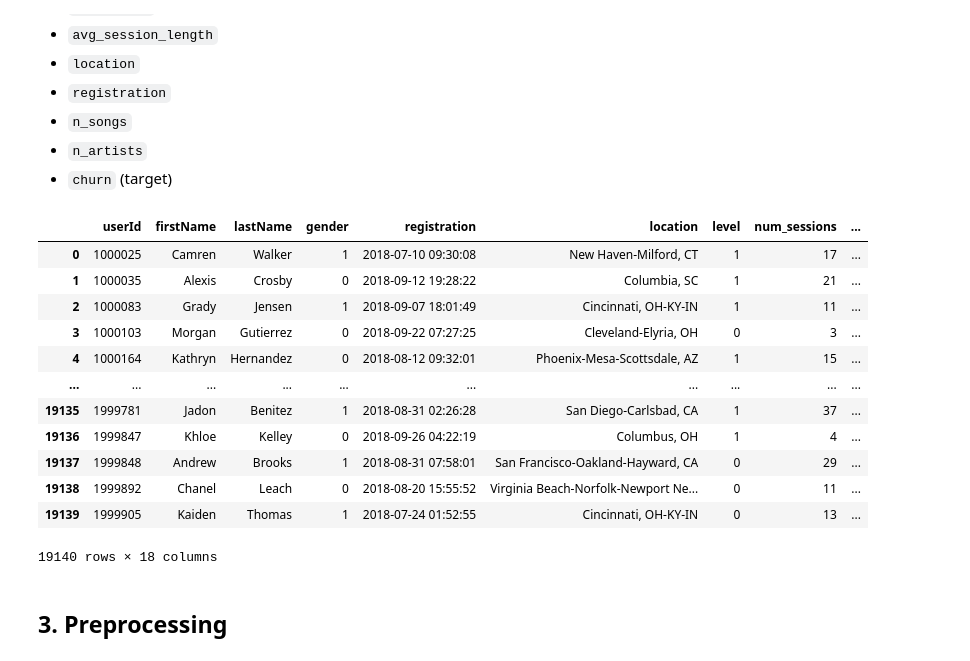
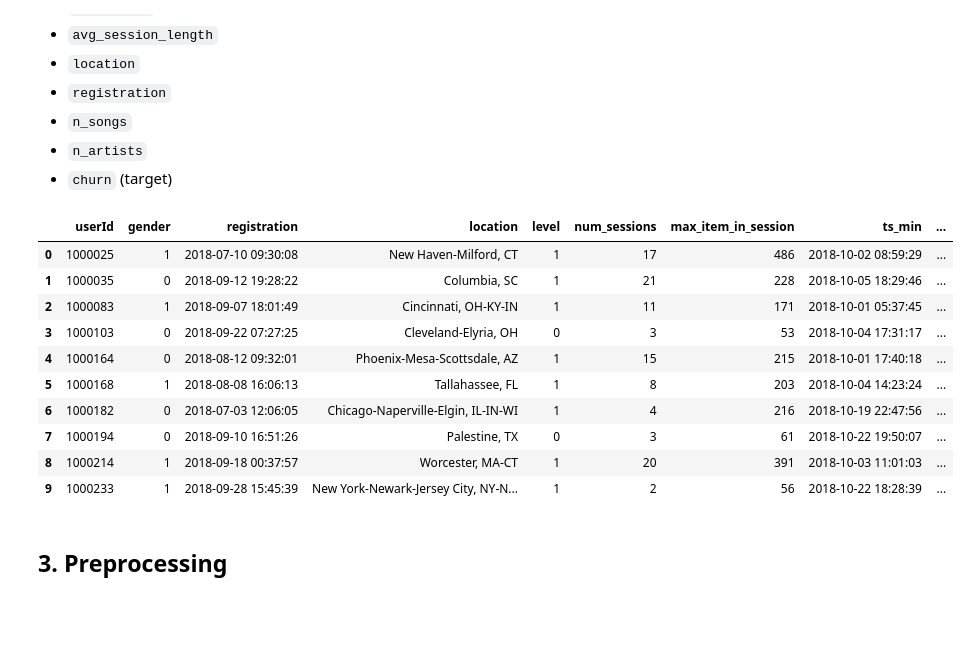
Before and after one commit to AndreeaPatarlageanu/DataScienceProject, a Jupyter notebook: EDA & Preprocessing.ipynb, the cells around one changed output. Saved outputs shown, nothing was run; the diff lists cells and outputs as text; code cells hidden in the pictures; blank space fills up the shorter version.

```diff
--- a/EDA & Preprocessing.ipynb
+++ b/EDA & Preprocessing.ipynb
@@ -414,8 +414,6 @@ df['session_length'] = df.groupby(['userId', 'sessionId'])['ts'].transform(lambd
 df['song_played'] = df['page'] == 'NextSong'
 
 user_df = df.groupby('userId').agg({
-    'firstName': 'first',
-    'lastName': 'first',
     'gender': 'first',
     'registration': 'first',
     'location': 'last',
@@ -430,27 +428,25 @@ user_df = df.groupby('userId').agg({
     'churned': 'max'
 }).reset_index()
 
-user_df.columns = ['userId', 'firstName', 'lastName', 'gender', 'registration', 'location', 'level',
+user_df.columns = ['userId', 'gender', 'registration', 'location', 'level',
                    'num_sessions', 'max_item_in_session', 'ts_min', 'ts_max', 'avg_session_length',
                    'num_songs_played', 'unique_artists', 'total_length', 'churned']
 
 user_df['days_active'] = (user_df['ts_max'] - user_df['ts_min']).dt.days
 user_df['membership_length'] = (user_df['ts_max'] - user_df['registration']).dt.days
 # %%
-user_df
+user_df.head(10)
 # %% [output]
-|  | userId | firstName | lastName | gender | registration | location | level | num_sessions | ... |
-| 0 | 1000025 | Camren | Walker | 1 | 2018-07-10 09:30:08 | New Haven-Milford, CT | 1 | 17 | ... |
-| 1 | 1000035 | Alexis | Crosby | 0 | 2018-09-12 19:28:22 | Columbia, SC | 1 | 21 | ... |
-| 2 | 1000083 | Grady | Jensen | 1 | 2018-09-07 18:01:49 | Cincinnati, OH-KY-IN | 1 | 11 | ... |
-| 3 | 1000103 | Morgan | Gutierrez | 0 | 2018-09-22 07:27:25 | Cleveland-Elyria, OH | 0 | 3 | ... |
-| 4 | 1000164 | Kathryn | Hernandez | 0 | 2018-08-12 09:32:01 | Phoenix-Mesa-Scottsdale, AZ | 1 | 15 | ... |
-| ... | ... | ... | ... | ... | ... | ... | ... | ... | ... |
-| 19135 | 1999781 | Jadon | Benitez | 1 | 2018-08-31 02:26:28 | San Diego-Carlsbad, CA | 1 | 37 | ... |
-| 19136 | 1999847 | Khloe | Kelley | 0 | 2018-09-26 04:22:19 | Columbus, OH | 1 | 4 | ... |
-| 19137 | 1999848 | Andrew | Brooks | 1 | 2018-08-31 07:58:01 | San Francisco-Oakland-Hayward, CA | 0 | 29 | ... |
-| 19138 | 1999892 | Chanel | Leach | 0 | 2018-08-20 15:55:52 | Virginia Beach-Norfolk-Newport Ne... | 0 | 11 | ... |
-| 19139 | 1999905 | Kaiden | Thomas | 1 | 2018-07-24 01:52:55 | Cincinnati, OH-KY-IN | 0 | 13 | ... |
+|  | userId | gender | registration | location | level | num_sessions | max_item_in_session | ts_min | ... |
+| 0 | 1000025 | 1 | 2018-07-10 09:30:08 | New Haven-Milford, CT | 1 | 17 | 486 | 2018-10-02 08:59:29 | ... |
+| 1 | 1000035 | 0 | 2018-09-12 19:28:22 | Columbia, SC | 1 | 21 | 228 | 2018-10-05 18:29:46 | ... |
+| 2 | 1000083 | 1 | 2018-09-07 18:01:49 | Cincinnati, OH-KY-IN | 1 | 11 | 171 | 2018-10-01 05:37:45 | ... |
+| 3 | 1000103 | 0 | 2018-09-22 07:27:25 | Cleveland-Elyria, OH | 0 | 3 | 53 | 2018-10-04 17:31:17 | ... |
+| 4 | 1000164 | 0 | 2018-08-12 09:32:01 | Phoenix-Mesa-Scottsdale, AZ | 1 | 15 | 215 | 2018-10-01 17:40:18 | ... |
+| 5 | 1000168 | 1 | 2018-08-08 16:06:13 | Tallahassee, FL | 1 | 8 | 203 | 2018-10-04 14:23:24 | ... |
+| 6 | 1000182 | 0 | 2018-07-03 12:06:05 | Chicago-Naperville-Elgin, IL-IN-WI | 1 | 4 | 216 | 2018-10-19 22:47:56 | ... |
+| 7 | 1000194 | 0 | 2018-09-10 16:51:26 | Palestine, TX | 0 | 3 | 61 | 2018-10-22 19:50:07 | ... |
+| 8 | 1000214 | 1 | 2018-09-18 00:37:57 | Worcester, MA-CT | 1 | 20 | 391 | 2018-10-03 11:01:03 | ... |
+| 9 | 1000233 | 1 | 2018-09-28 15:45:39 | New York-Newark-Jersey City, NY-N... | 1 | 2 | 56 | 2018-10-22 18:28:39 | ... |
-19140 rows × 18 columns
 # %% [markdown]
 ## 3. Preprocessing
```
